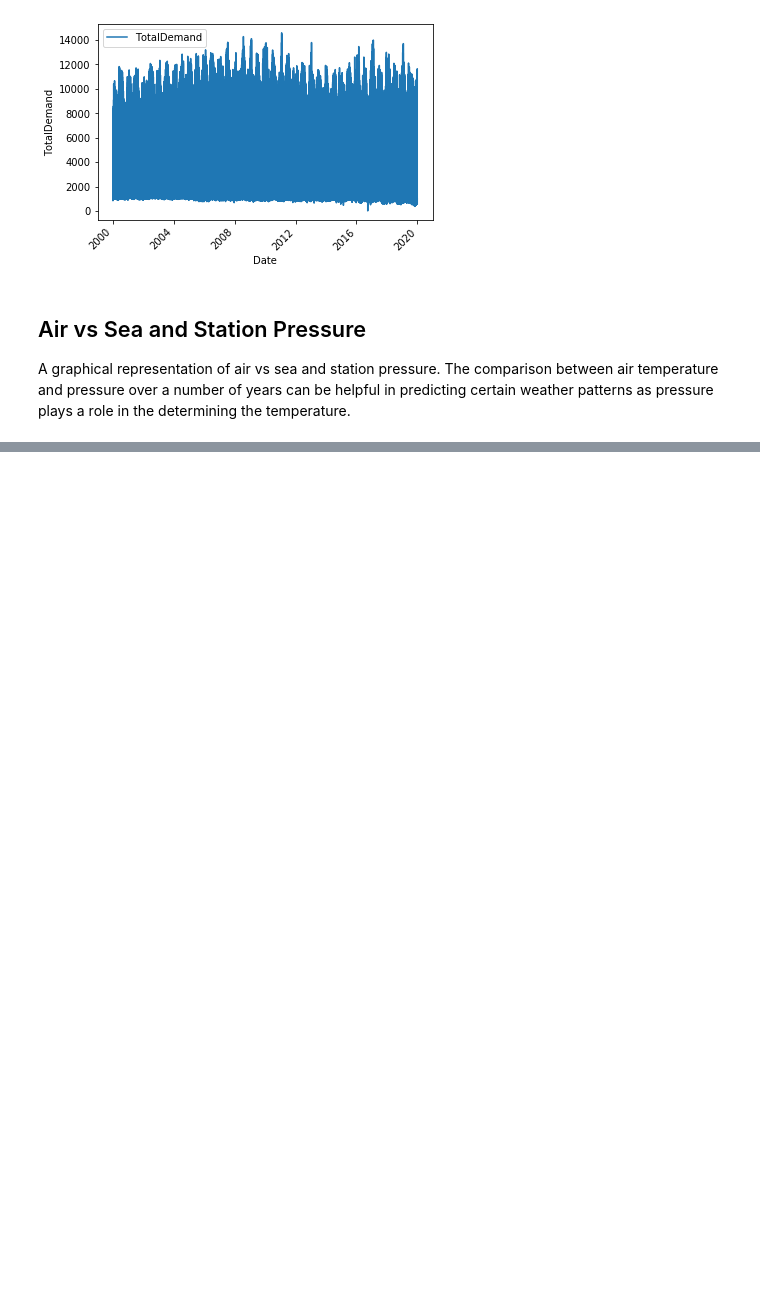
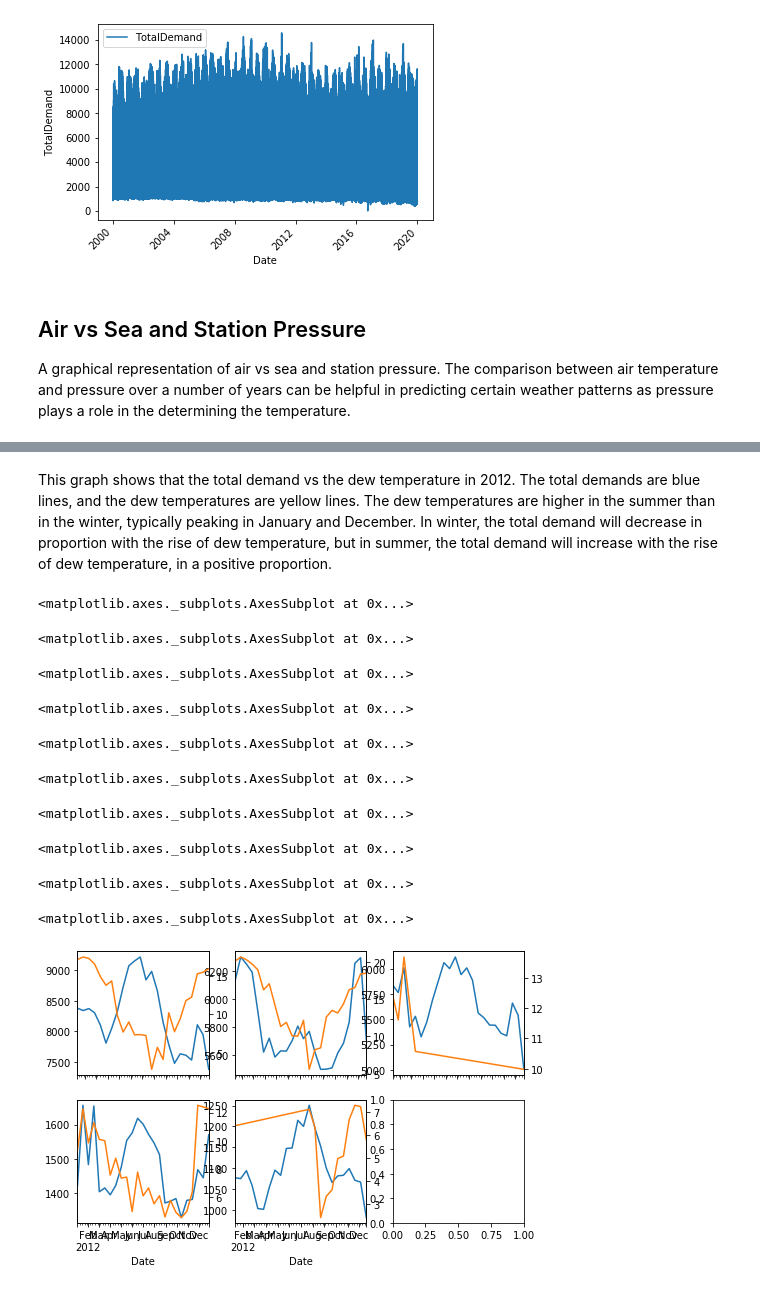
Before and after one commit to KamWithK/Temp2Enrgy, a Jupyter notebook: src/Graphs and Stats.ipynb, the cells around one changed output, grey strips where cells are left out. Cells and saved outputs as stored; diff of their text form; code cells hidden in the pictures; blank space fills up the shorter version.

```diff
--- a/src/Graphs and Stats.ipynb
+++ b/src/Graphs and Stats.ipynb
@@ -137,0 +201,30 @@ plt.show()
+# %% [markdown]
+This graph shows that the total demand vs the dew temperature in 2012.
+The total demands are blue lines, and the dew temperatures are yellow lines.
+The dew temperatures are higher in the summer than in the winter, typically peaking in January and December.
+In winter, the total demand will decrease in proportion with the rise of dew temperature, but in summer, the total demand will increase with the rise of dew temperature, in a positive proportion.
+# %%
+fig, axes = plt.subplots(nrows=2, ncols=3, figsize=(8, 5))
+
+data.groupby("Region").resample("15D").mean()["TotalDemand"]["NSW"]["2012"].plot(ax=axes[0,0])
+data.groupby("Region").resample("15D").mean()["DewTemperature"]["NSW"]["2012"].plot(ax=axes[0,0], secondary_y=True)
+data.groupby("Region").resample("15D").mean()["TotalDemand"]["QLD"]["2012"].plot(ax=axes[0,1])
+data.groupby("Region").resample("15D").mean()["DewTemperature"]["QLD"]["2012"].plot(ax=axes[0,1], secondary_y=True)
+data.groupby("Region").resample("15D").mean()["TotalDemand"]["VIC"]["2012"].plot(ax=axes[0,2])
+data.groupby("Region").resample("15D").mean()["DewTemperature"]["VIC"]["2012"].plot(ax=axes[0,2], secondary_y=True)
+data.groupby("Region").resample("15D").mean()["TotalDemand"]["SA"]["2012"].plot(ax=axes[1,0])
+data.groupby("Region").resample("15D").mean()["DewTemperature"]["SA"]["2012"].plot(ax=axes[1,0], secondary_y=True)
+data.groupby("Region").resample("15D").mean()["TotalDemand"]["TAS"]["2012"].plot(ax=axes[1,1])
+data.groupby("Region").resample("15D").mean()["DewTemperature"]["TAS"]["2012"].plot(ax=axes[1,1], secondary_y=True)
+# %% [output]
+<matplotlib.axes._subplots.AxesSubplot at 0x...>
+<matplotlib.axes._subplots.AxesSubplot at 0x...>
+<matplotlib.axes._subplots.AxesSubplot at 0x...>
+<matplotlib.axes._subplots.AxesSubplot at 0x...>
+<matplotlib.axes._subplots.AxesSubplot at 0x...>
+<matplotlib.axes._subplots.AxesSubplot at 0x...>
+<matplotlib.axes._subplots.AxesSubplot at 0x...>
+<matplotlib.axes._subplots.AxesSubplot at 0x...>
+<matplotlib.axes._subplots.AxesSubplot at 0x...>
+<matplotlib.axes._subplots.AxesSubplot at 0x...>
+[figure, added]
```
Also changed, not shown: parts of 18 cells of this notebook.
